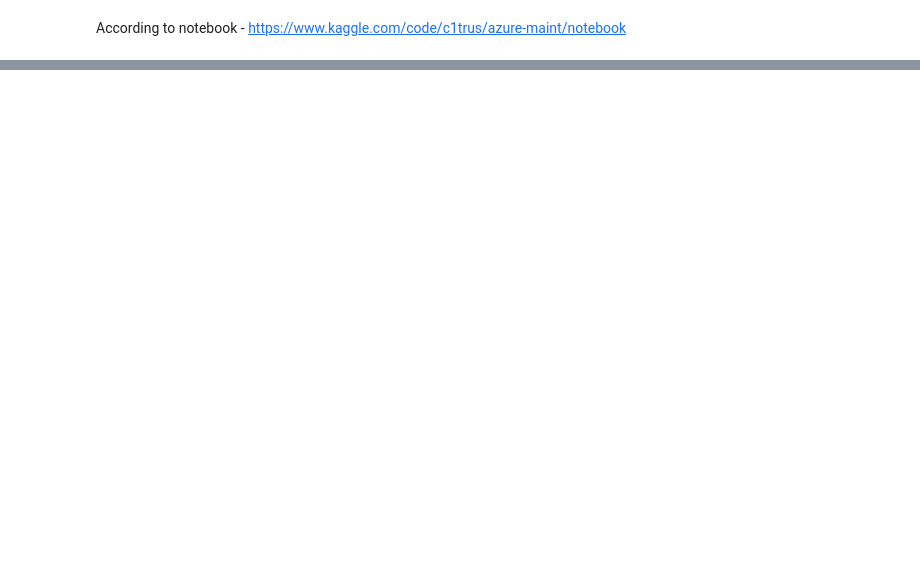
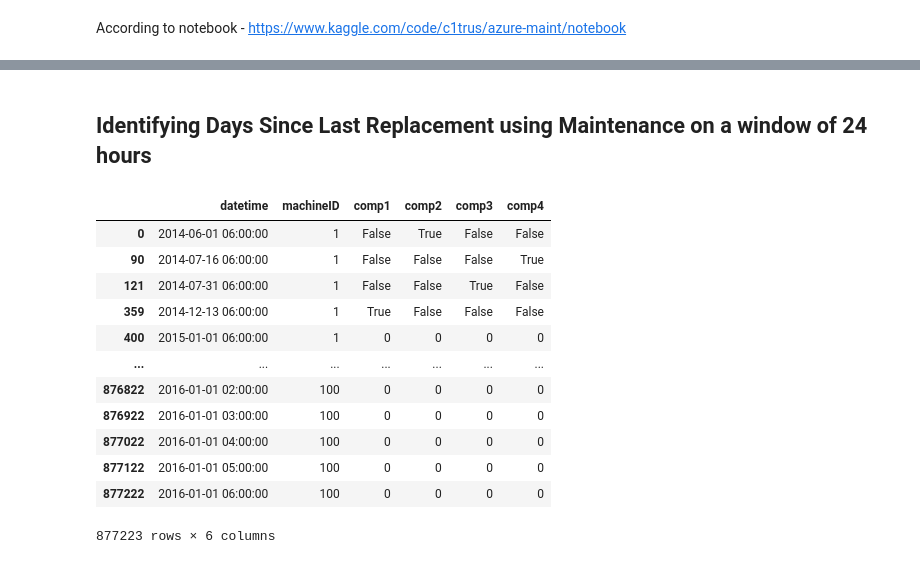
Before and after one commit to kuboszekadr/GenAI-WordCup-042024, a Jupyter notebook: notebooks/failure_prediction_xgboost.ipynb, the cells around one changed output, grey strips where cells are left out. Drawn from its saved outputs; the diff is of its cells as text; code cells hidden in the pictures; blank space fills up the shorter version.

```diff
--- a/notebooks/failure_prediction_xgboost.ipynb
+++ b/notebooks/failure_prediction_xgboost.ipynb
@@ -485,0 +5,12 @@ X_test.head()
+# %%
+import pandas as pd
+import os
+
+
+dataset_path = os.path.join("..","dataset","Azure Predictive Maintenance")
+
+telemetry = pd.read_csv(os.path.join(dataset_path,'PdM_telemetry.csv'))
+errors = pd.read_csv(os.path.join(dataset_path,'PdM_errors.csv'))
+maint = pd.read_csv(os.path.join(dataset_path,'PdM_maint.csv'))
+failures = pd.read_csv(os.path.join(dataset_path,'PdM_failures.csv'))
+machines = pd.read_csv(os.path.join(dataset_path,'PdM_machines.csv'))
@@ -485,0 +19,10 @@ X_test.head()
+# %%
+telemetry['temperature'] = telemetry['rotate']
+telemetry = telemetry.drop(columns='rotate')
+
+telemetry['datetime'] = pd.to_datetime(
+    telemetry['datetime'], format="%Y-%m-%d %H:%M:%S")
+
+print("Total number of telemetry records: %d" % len(telemetry.index))
+
+telemetry.describe()
@@ -485,0 +36,7 @@ X_test.head()
+# %%
+maint['datetime'] = pd.to_datetime(
+    maint['datetime'], format="%Y-%m-%d %H:%M:%S")
+maint['comp'] = maint['comp'].astype('object')
+
+print("Total number of maintenance records: %d" % len(maint.index))
+maint.head()
@@ -485,0 +170,29 @@ X_test.head()
+# %% [markdown]
+## Identifying Days Since Last Replacement using Maintenance on a window of 24 hours
+# %%
+import numpy as np
+
+comp_rep = pd.get_dummies(maint.set_index('datetime')).reset_index()
+comp_rep.columns = ['datetime', 'machineID',
+                    'comp1', 'comp2', 'comp3', 'comp4']
+
+comp_rep = telemetry[['datetime', 'machineID']].merge(comp_rep,
+                                                      on=['datetime',
+                                                          'machineID'],
+                                                      how='outer').fillna(0).sort_values(by=['machineID', 'datetime'])
+# %%
+comp_rep
+# %% [output]
+|  | datetime | machineID | comp1 | comp2 | comp3 | comp4 |
+| 0 | 2014-06-01 06:00:00 | 1 | False | True | False | False |
+| 90 | 2014-07-16 06:00:00 | 1 | False | False | False | True |
+| 121 | 2014-07-31 06:00:00 | 1 | False | False | True | False |
+| 359 | 2014-12-13 06:00:00 | 1 | True | False | False | False |
+| 400 | 2015-01-01 06:00:00 | 1 | 0 | 0 | 0 | 0 |
+| ... | ... | ... | ... | ... | ... | ... |
+| 876822 | 2016-01-01 02:00:00 | 100 | 0 | 0 | 0 | 0 |
+| 876922 | 2016-01-01 03:00:00 | 100 | 0 | 0 | 0 | 0 |
+| 877022 | 2016-01-01 04:00:00 | 100 | 0 | 0 | 0 | 0 |
+| 877122 | 2016-01-01 05:00:00 | 100 | 0 | 0 | 0 | 0 |
+| 877222 | 2016-01-01 06:00:00 | 100 | 0 | 0 | 0 | 0 |
+877223 rows × 6 columns
```
Also changed, not shown: parts of 83 cells of this notebook, 8 other files.
